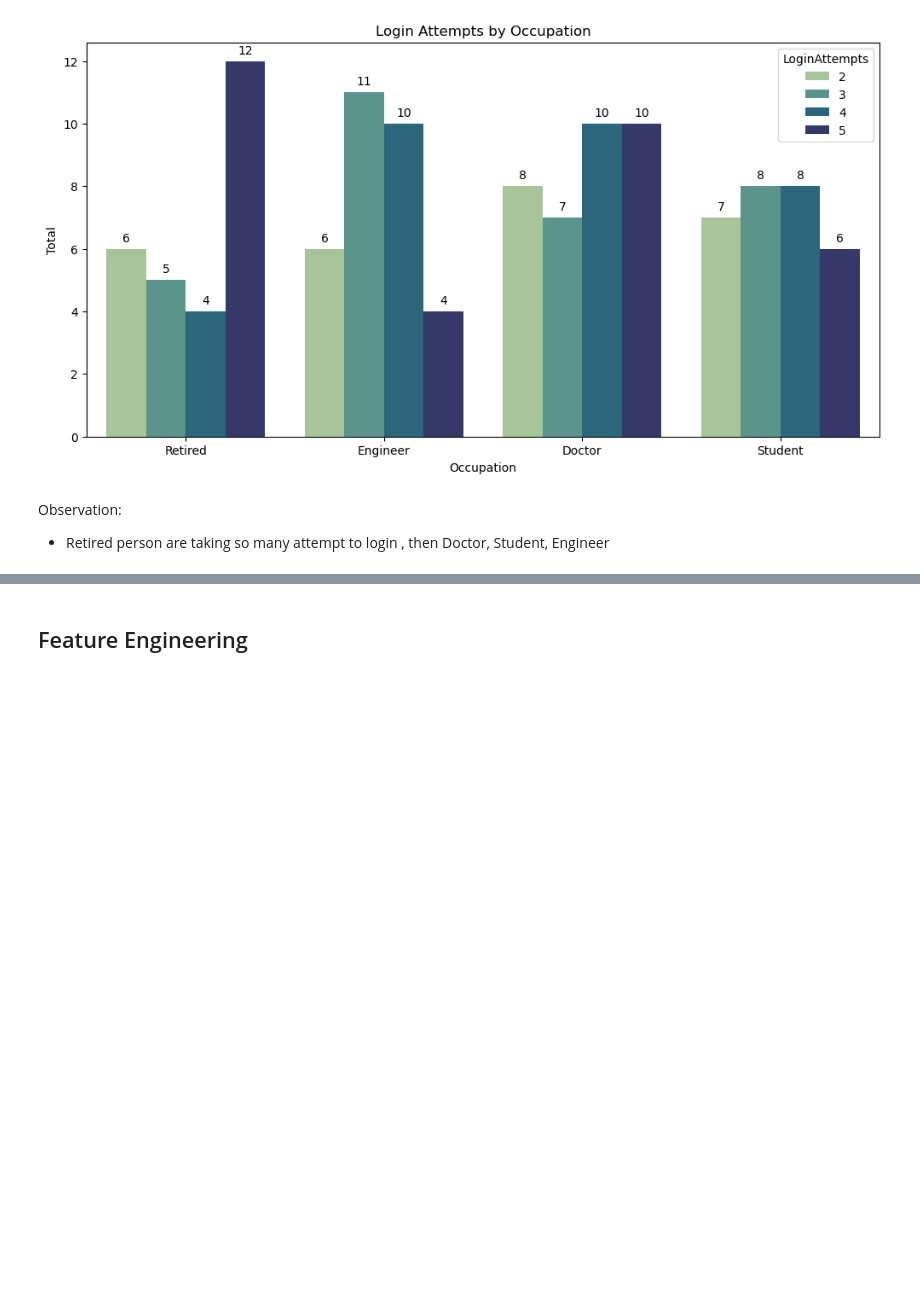
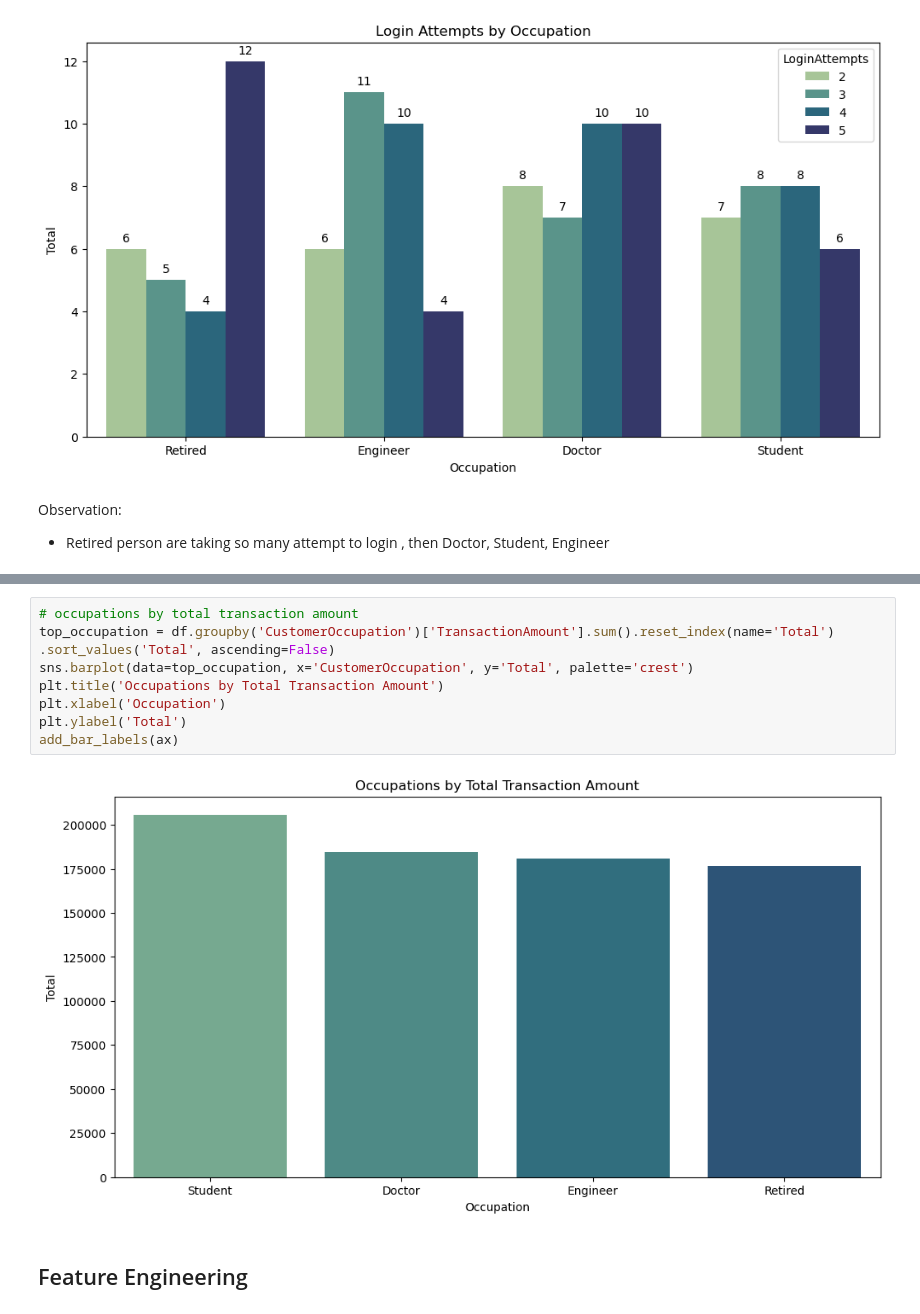
Before and after one commit to mahabub-rah/Fundamental-ML-Project, a Jupyter notebook: unSuperviesed _bank_data/main.ipynb, the cells around one changed output, grey strips where cells are left out. Cells and saved outputs as stored; diff of their text form; blank space fills up the shorter version.

```diff
--- a/unSuperviesed _bank_data/main.ipynb
+++ b/unSuperviesed _bank_data/main.ipynb
@@ -330,3 +382,13 @@ Observation:
+# %%
+# occupations by total transaction amount
+top_occupation = df.groupby('CustomerOccupation')['TransactionAmount'].sum().reset_index(name='Total') .sort_values('Total', ascending=False)
+sns.barplot(data=top_occupation, x='CustomerOccupation', y='Total', palette='crest')
+plt.title('Occupations by Total Transaction Amount')
+plt.xlabel('Occupation')
+plt.ylabel('Total')
+add_bar_labels(ax)
+# %% [output]
+[figure, added]
 # %% [markdown]
 ## Feature Engineering
 # %%
```
Also changed, not shown: parts of 12 cells of this notebook.
